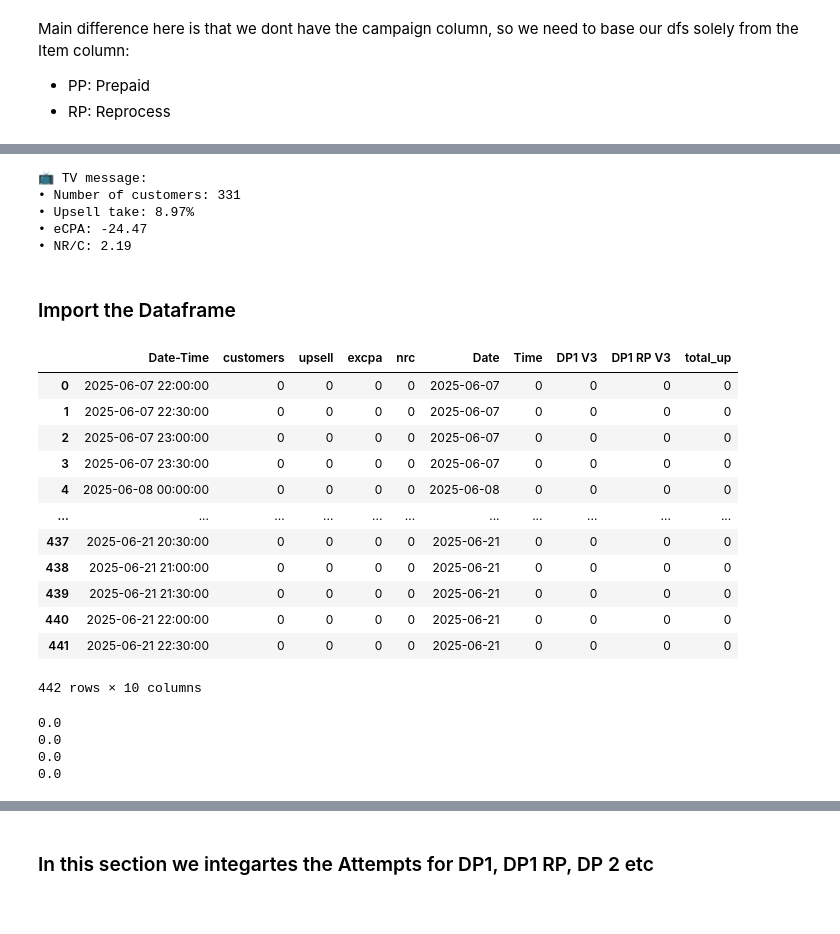
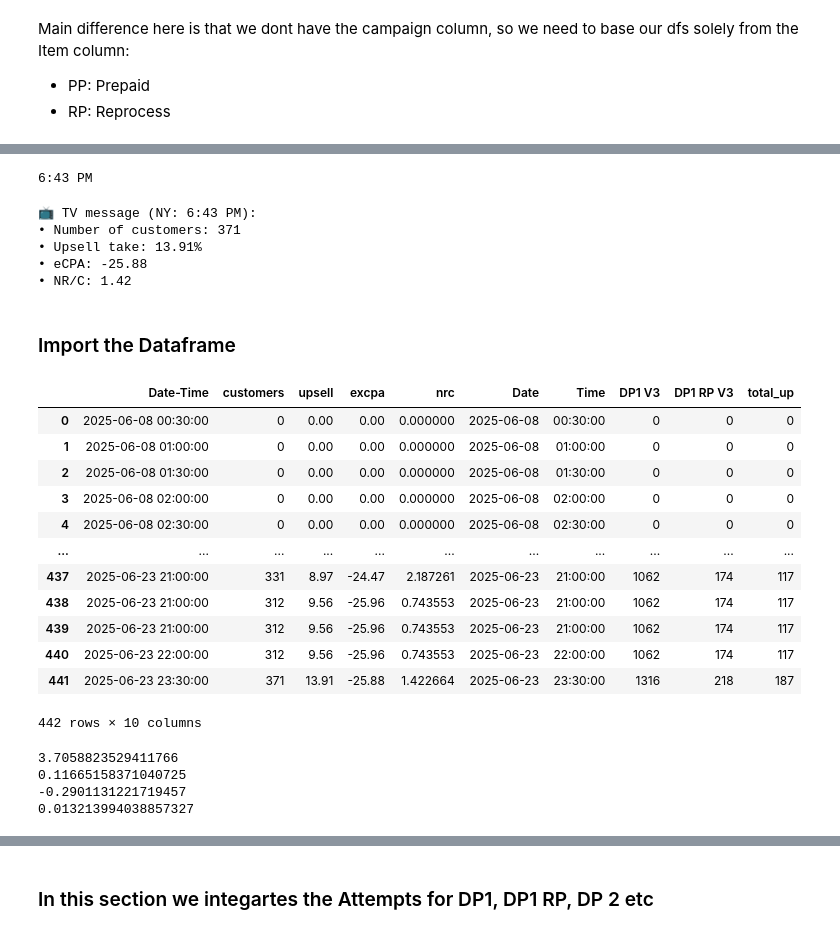
Before and after one commit to pythonistax/Goldfinger, a Jupyter notebook: GF_Project_5_serv.ipynb, the cells around one changed output, grey strips where cells are left out. Saved outputs shown, nothing was run; the diff lists cells and outputs as text; code cells hidden in the pictures.

```diff
--- a/GF_Project_5_serv.ipynb
+++ b/GF_Project_5_serv.ipynb
@@ -351,6 +352,19 @@ main_dict
+# %%
+from datetime import datetime
+import pytz
+
+# Get current time in New York
+ny_timezone = pytz.timezone('America/New_York')
+ny_time = datetime.now(ny_timezone)
+
+# Format as 12-hour with AM/PM
+formatted_time = ny_time.strftime('%#I:%M %p')
+print(formatted_time)
+# %% [output]
+6:43 PM
 # %%
 # TV analysis message
-message = "📺 TV message:\n"
+message = f"📺 TV message (NY: {formatted_time}): \n"
 
 # Add teh number of customer, which is total_s1 + total_s1rp
 message += f"• Number of customers: {total_s1 + total_s1rp:,}\n"
@@ -380,33 +394,33 @@ present_values_upsell_take = upsell_take
 present_value_ecpa = ecpa
 present_value_nrc = nrc
 # %% [output]
-📺 TV message:
-• Number of customers: 331
-• Upsell take: 8.97%
-• eCPA: -24.47
-• NR/C: 2.19
+📺 TV message (NY: 6:43 PM):
+• Number of customers: 371
+• Upsell take: 13.91%
+• eCPA: -25.88
+• NR/C: 1.42
 # %% [markdown]
 ### Import the Dataframe
 # %%
-database_df = pd.read_excel("tv_database_GF.xlsx")
+database_df = pd.read_excel("tv_database_gf.xlsx")
 
 # Create a column where wonly have the date and no time
 database_df["Date"] = database_df["Date-Time"].dt.date
 
 database_df
 # %% [output]
 |  | Date-Time | customers | upsell | excpa | nrc | Date | Time | DP1 V3 | DP1 RP V3 | total_up |
-| 0 | 2025-06-07 22:00:00 | 0 | 0 | 0 | 0 | 2025-06-07 | 0 | 0 | 0 | 0 |
-| 1 | 2025-06-07 22:30:00 | 0 | 0 | 0 | 0 | 2025-06-07 | 0 | 0 | 0 | 0 |
-| 2 | 2025-06-07 23:00:00 | 0 | 0 | 0 | 0 | 2025-06-07 | 0 | 0 | 0 | 0 |
-| 3 | 2025-06-07 23:30:00 | 0 | 0 | 0 | 0 | 2025-06-07 | 0 | 0 | 0 | 0 |
-| 4 | 2025-06-08 00:00:00 | 0 | 0 | 0 | 0 | 2025-06-08 | 0 | 0 | 0 | 0 |
+| 0 | 2025-06-08 00:30:00 | 0 | 0.00 | 0.00 | 0.000000 | 2025-06-08 | 00:30:00 | 0 | 0 | 0 |
+| 1 | 2025-06-08 01:00:00 | 0 | 0.00 | 0.00 | 0.000000 | 2025-06-08 | 01:00:00 | 0 | 0 | 0 |
+| 2 | 2025-06-08 01:30:00 | 0 | 0.00 | 0.00 | 0.000000 | 2025-06-08 | 01:30:00 | 0 | 0 | 0 |
+| 3 | 2025-06-08 02:00:00 | 0 | 0.00 | 0.00 | 0.000000 | 2025-06-08 | 02:00:00 | 0 | 0 | 0 |
+| 4 | 2025-06-08 02:30:00 | 0 | 0.00 | 0.00 | 0.000000 | 2025-06-08 | 02:30:00 | 0 | 0 | 0 |
 | ... | ... | ... | ... | ... | ... | ... | ... | ... | ... | ... |
-| 437 | 2025-06-21 20:30:00 | 0 | 0 | 0 | 0 | 2025-06-21 | 0 | 0 | 0 | 0 |
-| 438 | 2025-06-21 21:00:00 | 0 | 0 | 0 | 0 | 2025-06-21 | 0 | 0 | 0 | 0 |
-| 439 | 2025-06-21 21:30:00 | 0 | 0 | 0 | 0 | 2025-06-21 | 0 | 0 | 0 | 0 |
-| 440 | 2025-06-21 22:00:00 | 0 | 0 | 0 | 0 | 2025-06-21 | 0 | 0 | 0 | 0 |
-| 441 | 2025-06-21 22:30:00 | 0 | 0 | 0 | 0 | 2025-06-21 | 0 | 0 | 0 | 0 |
+| 437 | 2025-06-23 21:00:00 | 331 | 8.97 | -24.47 | 2.187261 | 2025-06-23 | 21:00:00 | 1062 | 174 | 117 |
+| 438 | 2025-06-23 21:00:00 | 312 | 9.56 | -25.96 | 0.743553 | 2025-06-23 | 21:00:00 | 1062 | 174 | 117 |
+| 439 | 2025-06-23 21:00:00 | 312 | 9.56 | -25.96 | 0.743553 | 2025-06-23 | 21:00:00 | 1062 | 174 | 117 |
+| 440 | 2025-06-23 22:00:00 | 312 | 9.56 | -25.96 | 0.743553 | 2025-06-23 | 22:00:00 | 1062 | 174 | 117 |
+| 441 | 2025-06-23 23:30:00 | 371 | 13.91 | -25.88 | 1.422664 | 2025-06-23 | 23:30:00 | 1316 | 218 | 187 |
 442 rows × 10 columns
 # %%
 # Get the average of the customers, upsell, ecpa, nrc
@@ -422,10 +436,10 @@ print(real_average_upsell)
 print(real_average_ecpa)
 print(real_average_nrc)
 # %% [output]
-0.0
-0.0
-0.0
-0.0
+3.7058823529411766
+0.11665158371040725
+-0.2901131221719457
+0.013213994038857327
 # %%
 # Get the rounded hour / half hour interval
 from datetime import datetime, timedelta
```
Also changed, not shown: parts of 24 cells of this notebook, 6 other files.
